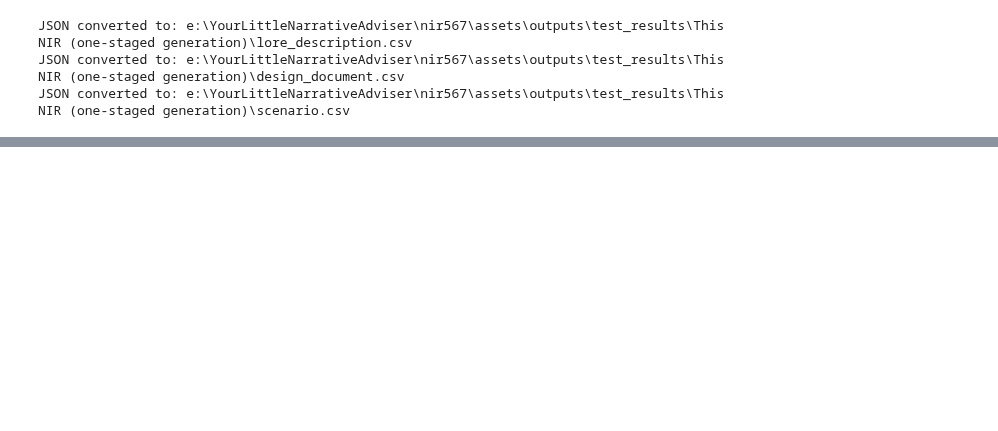
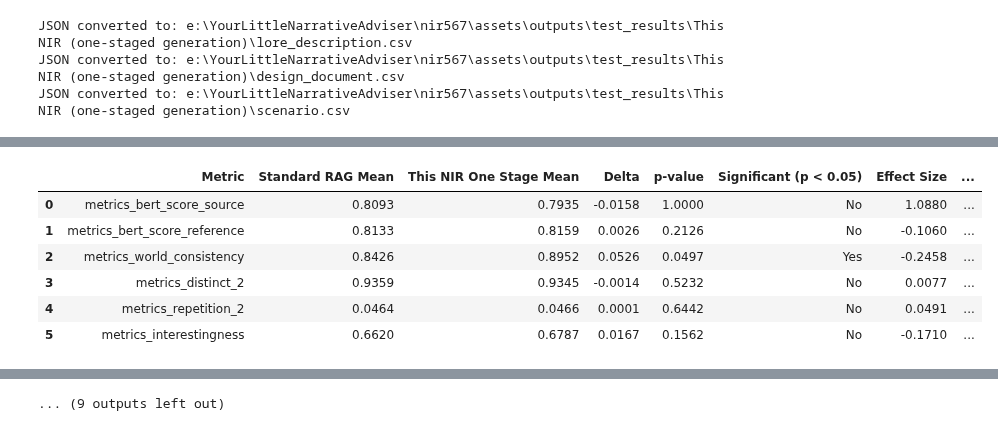
Before and after one commit to Alisazzzz/nir567, a Jupyter notebook: notebooks/testing_several_answer_pipelines.ipynb, the cells around one changed output, grey strips where cells are left out. Cells and saved outputs as stored; diff of their text form; code cells hidden in the pictures; blank space fills up the shorter version.

```diff
--- a/notebooks/testing_several_answer_pipelines.ipynb
+++ b/notebooks/testing_several_answer_pipelines.ipynb
@@ -987,6 +944,12 @@ JSON converted to: e:\YourLittleNarrativeAdviser\nir567\assets\outputs\test_resu
 # %%
 METRICS = ['metrics_bert_score_source', 'metrics_bert_score_reference', 'metrics_world_consistency', 'metrics_distinct_2', 'metrics_repetition_2', 'metrics_interestingness']
 # %%
+basic_llm_all = pd.concat([
+    basic_llm_lore_description,
+    basic_llm_design_document,
+    basic_llm_scenario
+], ignore_index=True)
+
 standard_rag_all = pd.concat([
     standard_rag_lore_description,
     standard_rag_design_document,
@@ -999,12 +962,8 @@ this_nir_one_stage_all = pd.concat([
     this_nir_one_stage_scenario
 ], ignore_index=True)
 
-print("\nOne Stage vs Standard RAG on ALL texts")
-res_0_2 = run_pipeline_comparison_report(
-    standard_rag_all, this_nir_one_stage_all,
-    METRICS, alternative='greater', baseline_name="Standard RAG", proposed_name="This NIR"
-)
-res_0_2 = run_pipeline_comparison_report(
-    this_nir_one_stage_all, standard_rag_all,
-    METRICS, alternative='greater', baseline_name="This NIR", proposed_name="Standard RAG"
-)
+this_nir_two_stages_all = pd.concat([
+    this_nir_two_stages_lore_description,
+    this_nir_two_stages_design_document,
+    this_nir_two_stages_scenario
+], ignore_index=True)
@@ -1170,0 +970,52 @@ For metrics_interestingness, Two Stages does not significantly outperform Basic
+# %%
+print("\nOne Stage vs Standard RAG on ALL texts")
+res_0_1 = run_pipeline_comparison_report(
+    standard_rag_all, this_nir_one_stage_all,
+    METRICS, alternative='greater', baseline_name="Standard RAG", proposed_name="This NIR One Stage"
+)
+res_0_2 = run_pipeline_comparison_report(
+    this_nir_one_stage_all, standard_rag_all,
+    METRICS, alternative='greater', baseline_name="This NIR One Stage", proposed_name="Standard RAG"
+)
+
+
+print("\nOne Stage vs Basic LLM on ALL texts")
+res_0_3 = run_pipeline_comparison_report(
+    basic_llm_all, this_nir_one_stage_all,
+    METRICS, alternative='greater', baseline_name="Basic LLM", proposed_name="This NIR One Stage"
+)
+res_0_4 = run_pipeline_comparison_report(
+    this_nir_one_stage_all, basic_llm_all,
+    METRICS, alternative='greater', baseline_name="This NIR One Stage", proposed_name="Basic LLM"
+)
+
+print("\nTwo Stages vs Standard RAG on ALL texts")
+res_0_3 = run_pipeline_comparison_report(
+    standard_rag_all, this_nir_two_stages_all,
+    METRICS, alternative='greater', baseline_name="Standard RAG", proposed_name="This NIR Two Stages"
+)
+res_0_4 = run_pipeline_comparison_report(
+    this_nir_two_stages_all, standard_rag_all,
+    METRICS, alternative='greater', baseline_name="This NIR Two Stages", proposed_name="Standard RAG"
+)
+
+print("\nTwo Stages vs Basic LLM on ALL texts")
+res_0_3 = run_pipeline_comparison_report(
+    basic_llm_all, this_nir_two_stages_all,
+    METRICS, alternative='greater', baseline_name="Basic LLM", proposed_name="This NIR Two Stages"
+)
+res_0_4 = run_pipeline_comparison_report(
+    this_nir_two_stages_all, basic_llm_all,
+    METRICS, alternative='greater', baseline_name="This NIR Two Stages", proposed_name="Basic LLM"
+)
+
+print("\nTwo Stages vs One Stage on ALL texts")
+res_0_3 = run_pipeline_comparison_report(
+    this_nir_one_stage_all, this_nir_two_stages_all,
+    METRICS, alternative='greater', baseline_name="This NIR One Stage", proposed_name="This NIR Two Stages"
+)
+res_0_4 = run_pipeline_comparison_report(
+    this_nir_two_stages_all, this_nir_one_stage_all,
+    METRICS, alternative='greater', baseline_name="This NIR Two Stages", proposed_name="This NIR One Stage"
+)
+# %% [output]
@@ -1170,0 +1027,7 @@ For metrics_interestingness, Two Stages does not significantly outperform Basic
+|  | Metric | Standard RAG Mean | This NIR One Stage Mean | Delta | p-value | Significant (p < 0.05) | Effect Size | ... |
+| 0 | metrics_bert_score_source | 0.8093 | 0.7935 | -0.0158 | 1.0000 | No | 1.0880 | ... |
+| 1 | metrics_bert_score_reference | 0.8133 | 0.8159 | 0.0026 | 0.2126 | No | -0.1060 | ... |
+| 2 | metrics_world_consistency | 0.8426 | 0.8952 | 0.0526 | 0.0497 | Yes | -0.2458 | ... |
+| 3 | metrics_distinct_2 | 0.9359 | 0.9345 | -0.0014 | 0.5232 | No | 0.0077 | ... |
+| 4 | metrics_repetition_2 | 0.0464 | 0.0466 | 0.0001 | 0.6442 | No | 0.0491 | ... |
+| 5 | metrics_interestingness | 0.6620 | 0.6787 | 0.0167 | 0.1562 | No | -0.1710 | ... |
@@ -1171,3 +1133,4 @@ For metrics_interestingness, Two Stages does not significantly outperform Basic
+... (9 outputs left out)
 # %%
 def extend_all_metrics_paired(
     df_baseline: pd.DataFrame,
```
Also changed, not shown: parts of 25 cells of this notebook, 23 other files.
